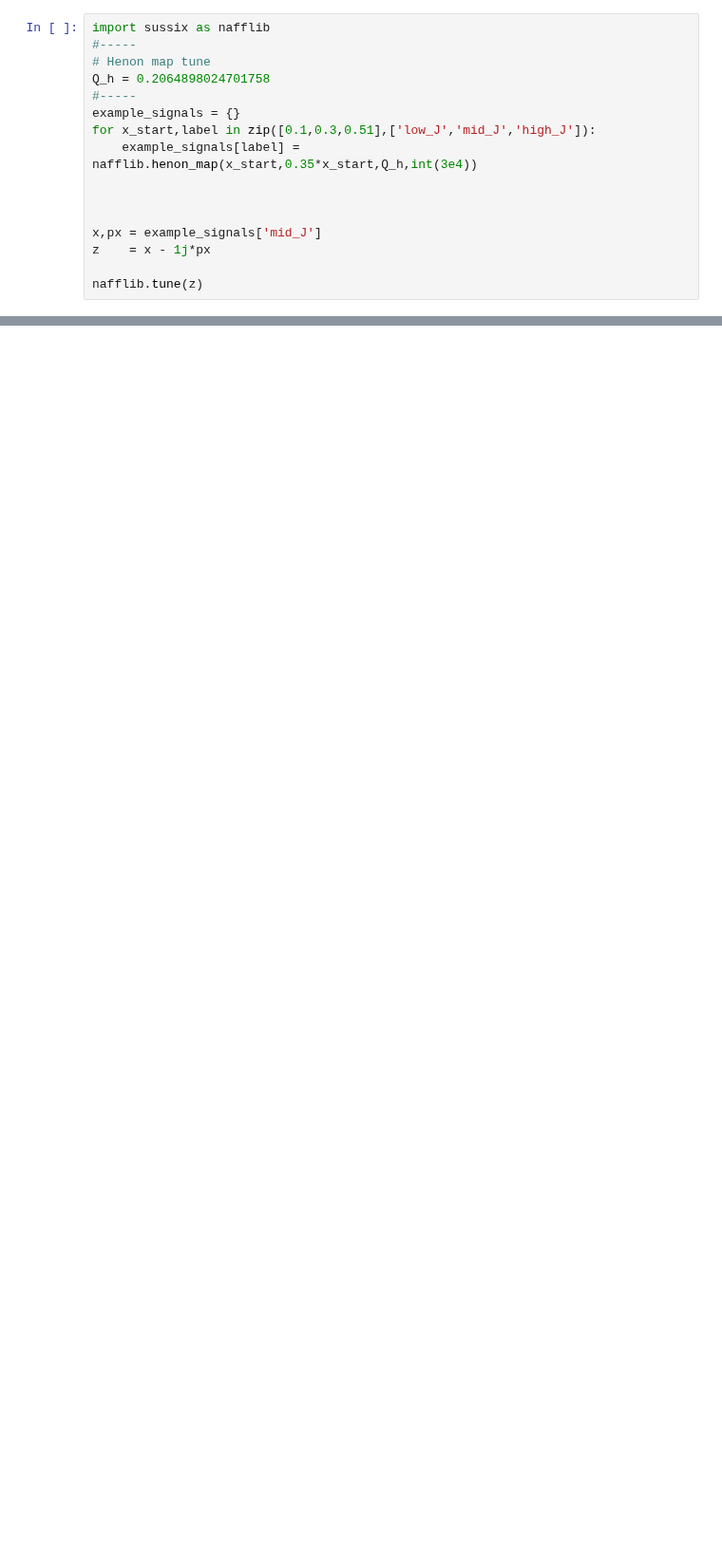
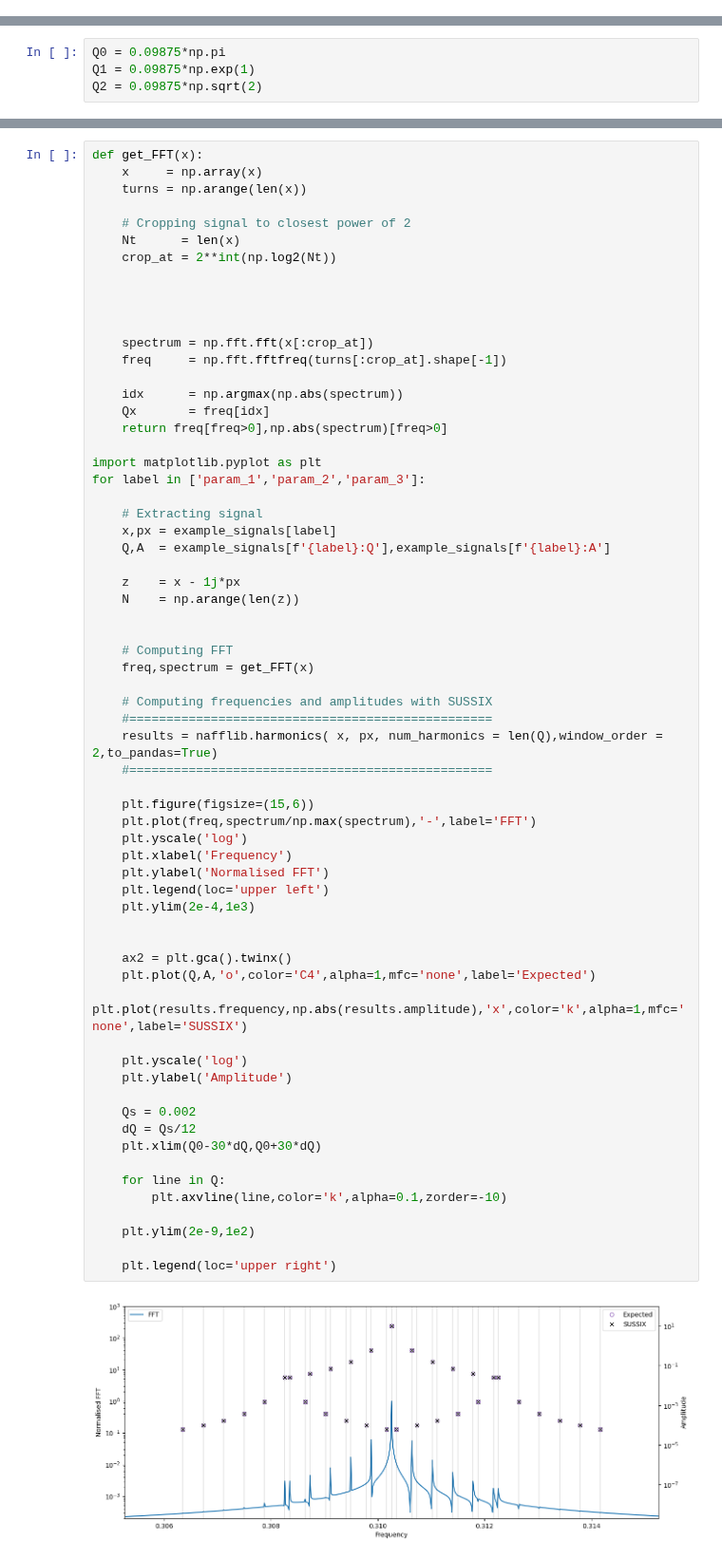
Before and after one commit to xsuite/nafflib, a Jupyter notebook: making_tests.ipynb, the cells around one changed output, grey strips where cells are left out. Shown at 95% size. Cells and saved outputs as stored; diff of their text form; blank space fills up the shorter version.

Commit message:
finished tests and updated examples...

```diff
--- a/making_tests.ipynb
+++ b/making_tests.ipynb
@@ -150,16 +0,0 @@ True
-# %%
-import sussix as nafflib
-#-----
-# Henon map tune
-Q_h = 0.2064898024701758
-#-----
-example_signals = {}
-for x_start,label in zip([0.1,0.3,0.51],['low_J','mid_J','high_J']):
-    example_signals[label] = nafflib.henon_map(x_start,0.35*x_start,Q_h,int(3e4))
-
-
-
-x,px = example_signals['mid_J']
-z    = x - 1j*px
-
-nafflib.tune(z)
@@ -205,0 +156,4 @@ array([1.81902103e-03, 1.45186871e-03, 5.24934093e-04, 6.09497617e-04,
+# %%
+Q0 = 0.09875*np.pi
+Q1 = 0.09875*np.exp(1)
+Q2 = 0.09875*np.sqrt(2)
@@ -205,0 +220,66 @@ array([1.81902103e-03, 1.45186871e-03, 5.24934093e-04, 6.09497617e-04,
+# %%
+def get_FFT(x):
+    x     = np.array(x)
+    turns = np.arange(len(x))
+
+    # Cropping signal to closest power of 2
+    Nt      = len(x)
+    crop_at = 2**int(np.log2(Nt))
+
+
+
+
+    spectrum = np.fft.fft(x[:crop_at])
+    freq     = np.fft.fftfreq(turns[:crop_at].shape[-1])
+
+    idx      = np.argmax(np.abs(spectrum))
+    Qx       = freq[idx]
+    return freq[freq>0],np.abs(spectrum)[freq>0]
+
+import matplotlib.pyplot as plt
+for label in ['param_1','param_2','param_3']:
+
+    # Extracting signal
+    x,px = example_signals[label]
+    Q,A  = example_signals[f'{label}:Q'],example_signals[f'{label}:A']
+
+    z    = x - 1j*px
+    N    = np.arange(len(z))
+
+
+    # Computing FFT
+    freq,spectrum = get_FFT(x)
+
+    # Computing frequencies and amplitudes with SUSSIX
+    #=================================================
+    results = nafflib.harmonics( x, px, num_harmonics = len(Q),window_order = 2,to_pandas=True)
+    #=================================================
+
+    plt.figure(figsize=(15,6))
+    plt.plot(freq,spectrum/np.max(spectrum),'-',label='FFT')
+    plt.yscale('log')
+    plt.xlabel('Frequency')
+    plt.ylabel('Normalised FFT')
+    plt.legend(loc='upper left')
+    plt.ylim(2e-4,1e3)
+
+
+    ax2 = plt.gca().twinx()
+    plt.plot(Q,A,'o',color='C4',alpha=1,mfc='none',label='Expected')
+    plt.plot(results.frequency,np.abs(results.amplitude),'x',color='k',alpha=1,mfc='none',label='SUSSIX')
+
+    plt.yscale('log')
+    plt.ylabel('Amplitude')
+
+    Qs = 0.002
+    dQ = Qs/12
+    plt.xlim(Q0-30*dQ,Q0+30*dQ)
+
+    for line in Q:
+        plt.axvline(line,color='k',alpha=0.1,zorder=-10)
+
+    plt.ylim(2e-9,1e2)
+
+    plt.legend(loc='upper right')
+# %% [output]
+[figure, added]
```
Also changed, not shown: parts of 43 cells of this notebook, 21 other files.
